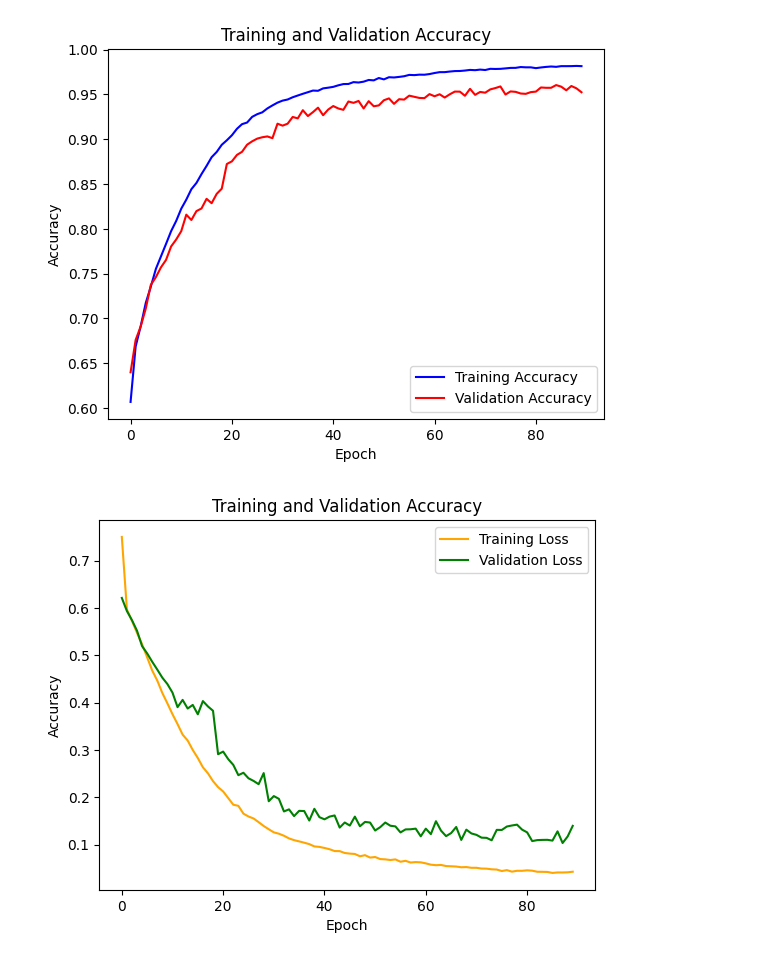
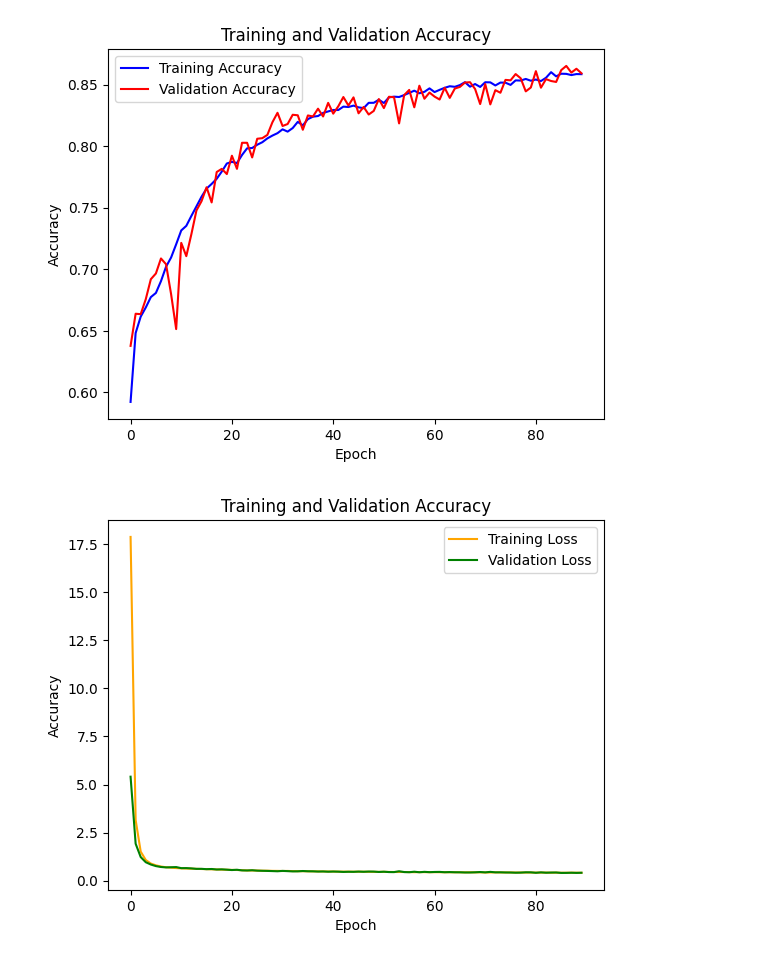
Before and after one commit to superbadteam/LaneSenseGuard, a Jupyter notebook: TrainModel.ipynb, the cells around one changed output. Saved outputs shown, nothing was run; the diff lists cells and outputs as text; code cells hidden in the pictures.

Commit message:
feat: train model v4 (#19)
* train model

```diff
--- a/TrainModel.ipynb
+++ b/TrainModel.ipynb
@@ -173,36 +306,36 @@ WARNING:absl:You are saving your model as an HDF5 file via `model.save()` or `ke
 # matplotlib.pyplot.show()
 # # summarize history for loss mse
 # matplotlib.pyplot.plot(history.history['accuracy'], color='blue')
 # matplotlib.pyplot.ylabel('accuracy')
 # matplotlib.pyplot.xlabel('epoch')
 # matplotlib.pyplot.show()
 
 import pandas as pd
 import matplotlib.pyplot as plt
 
 # Đọc dữ liệu từ file CSV
-log_data = pd.read_csv('training_log.csv')
+log_data = pd.read_csv('training_log_v4.csv')
 
 # Accuracy
 plt.plot(log_data['accuracy'], label='Training Accuracy', color='blue')
 plt.plot(log_data['val_accuracy'], label='Validation Accuracy', color='red')
 plt.title('Training and Validation Accuracy')
 plt.ylabel('Accuracy')
 plt.xlabel('Epoch')
 plt.legend()
 plt.show()
 
 # Loss
 plt.plot(log_data['loss'], label='Training Loss', color='orange')
 plt.plot(log_data['val_loss'], label='Validation Loss', color='green')
 plt.title('Training and Validation Accuracy')
 plt.ylabel('Accuracy')
 plt.xlabel('Epoch')
 plt.legend()
 plt.show()
 # %% [output]
-[figure, old version]
+[figure, new version]
-[figure, old version]
+[figure, new version]
 # %%
 dict = {'true': [1, 0], 'false': [0, 1]}
 name_result = ['right', 'wrong']
```
Also changed, not shown: parts of 5 cells of this notebook, 11 other files.
